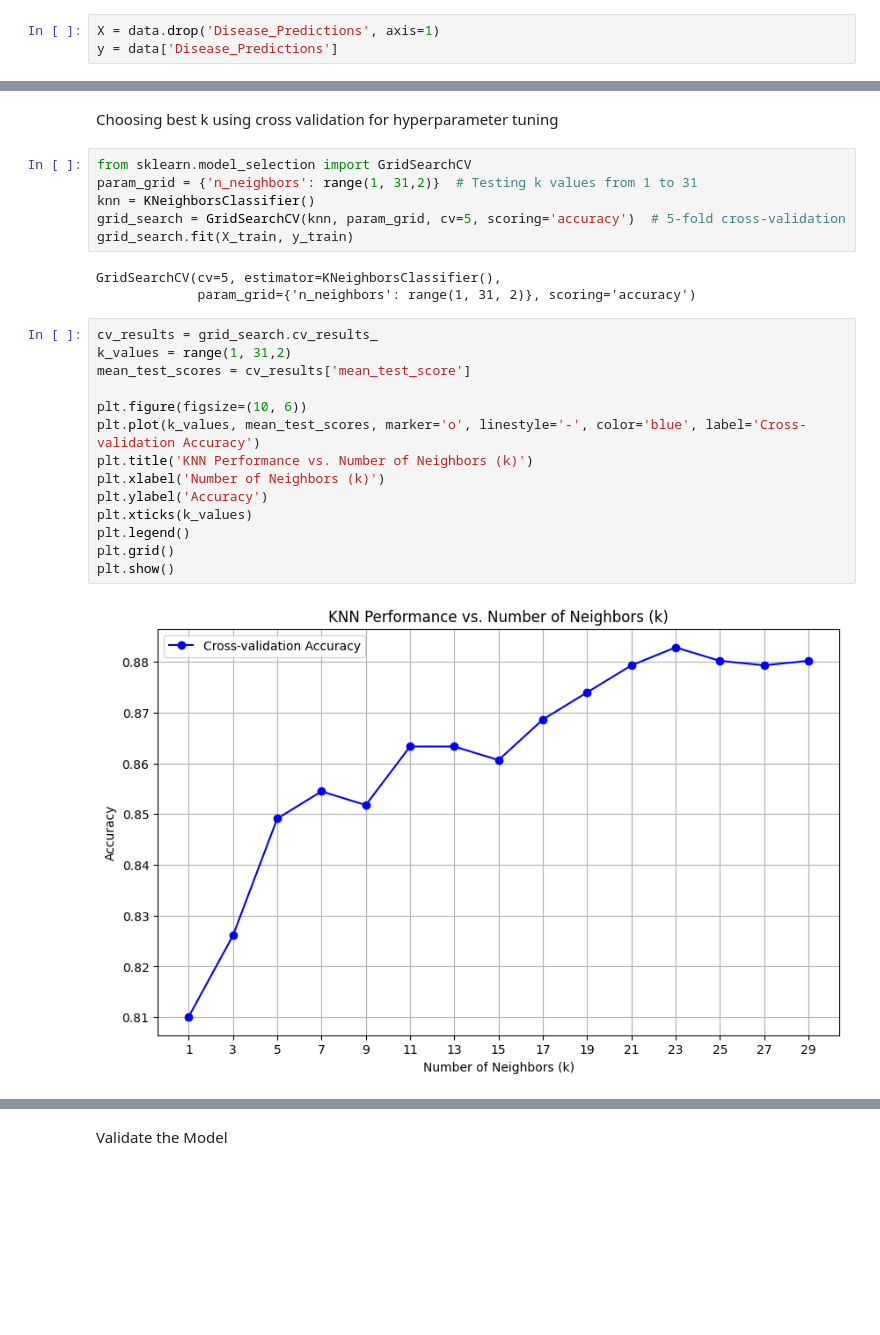
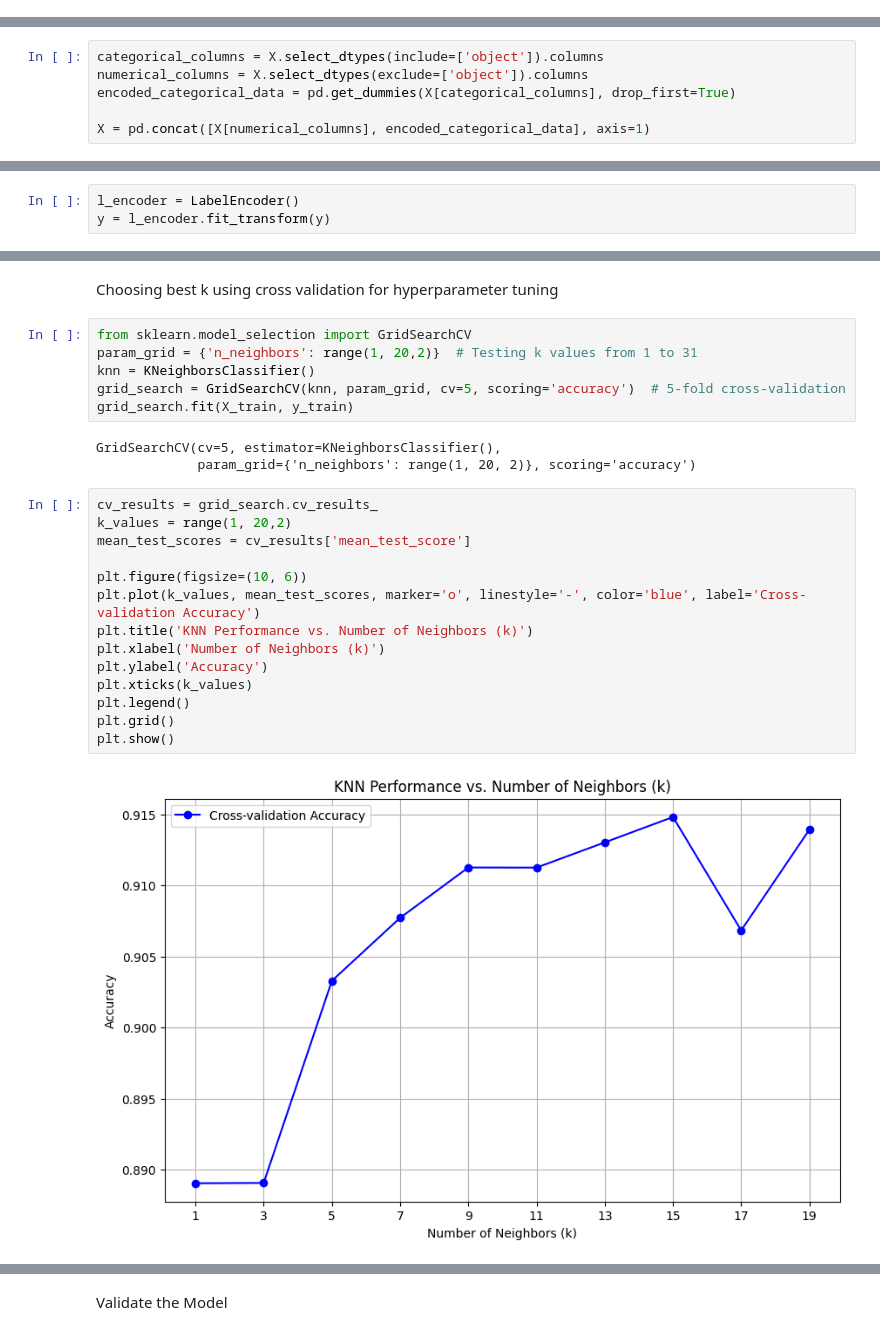
Before and after one commit to anki-space/heart_disease_predicton, a Jupyter notebook: Model_building.ipynb, the cells around one changed output, grey strips where cells are left out. Cells and saved outputs as stored; diff of their text form; blank space fills up the shorter version.

```diff
--- a/Model_building.ipynb
+++ b/Model_building.ipynb
@@ -277,3 +360,0 @@ Define features and target
-# %%
-X = data.drop('Disease_Predictions', axis=1)
-y = data['Disease_Predictions']
@@ -279,0 +363,6 @@ y = data['Disease_Predictions']
+# %%
+categorical_columns = X.select_dtypes(include=['object']).columns
+numerical_columns = X.select_dtypes(exclude=['object']).columns
+encoded_categorical_data = pd.get_dummies(X[categorical_columns], drop_first=True)
+
+X = pd.concat([X[numerical_columns], encoded_categorical_data], axis=1)
@@ -279,0 +386,3 @@ y = data['Disease_Predictions']
+# %%
+l_encoder = LabelEncoder()
+y = l_encoder.fit_transform(y)
@@ -293,29 +419,29 @@ X_test = scaler.transform(X_test)
 Choosing best k using cross validation for hyperparameter tuning
 # %%
 from sklearn.model_selection import GridSearchCV
-param_grid = {'n_neighbors': range(1, 31,2)}  # Testing k values from 1 to 31
+param_grid = {'n_neighbors': range(1, 20,2)}  # Testing k values from 1 to 31
 knn = KNeighborsClassifier()
 grid_search = GridSearchCV(knn, param_grid, cv=5, scoring='accuracy')  # 5-fold cross-validation
 grid_search.fit(X_train, y_train)
 # %% [output]
 GridSearchCV(cv=5, estimator=KNeighborsClassifier(),
-             param_grid={'n_neighbors': range(1, 31, 2)}, scoring='accuracy')
+             param_grid={'n_neighbors': range(1, 20, 2)}, scoring='accuracy')
 # %%
 cv_results = grid_search.cv_results_
-k_values = range(1, 31,2)
+k_values = range(1, 20,2)
 mean_test_scores = cv_results['mean_test_score']
 
 plt.figure(figsize=(10, 6))
 plt.plot(k_values, mean_test_scores, marker='o', linestyle='-', color='blue', label='Cross-validation Accuracy')
 plt.title('KNN Performance vs. Number of Neighbors (k)')
 plt.xlabel('Number of Neighbors (k)')
 plt.ylabel('Accuracy')
 plt.xticks(k_values)
 plt.legend()
 plt.grid()
 plt.show()
 # %% [output]
-[figure, old version]
+[figure, new version]
 # %%
 # Step 5: Get the best k
 best_k = grid_search.best_params_['n_neighbors']
```
Also changed, not shown: parts of 31 cells of this notebook, 27 other files.
